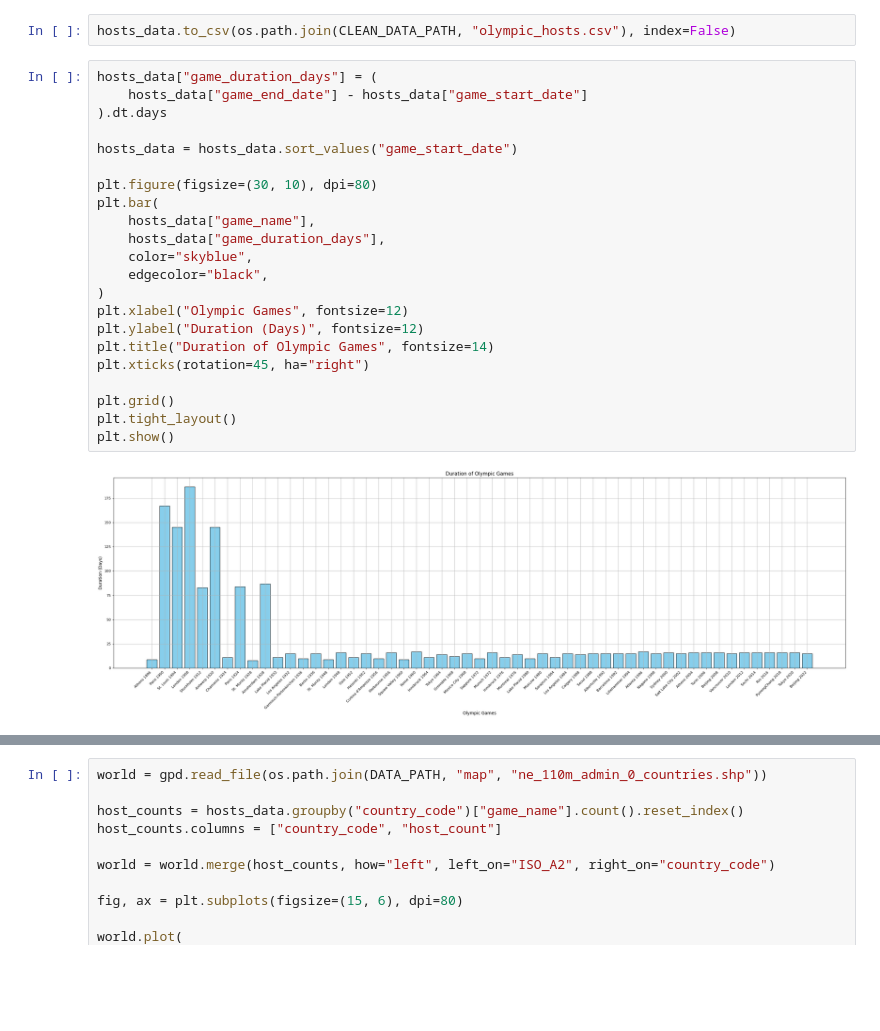
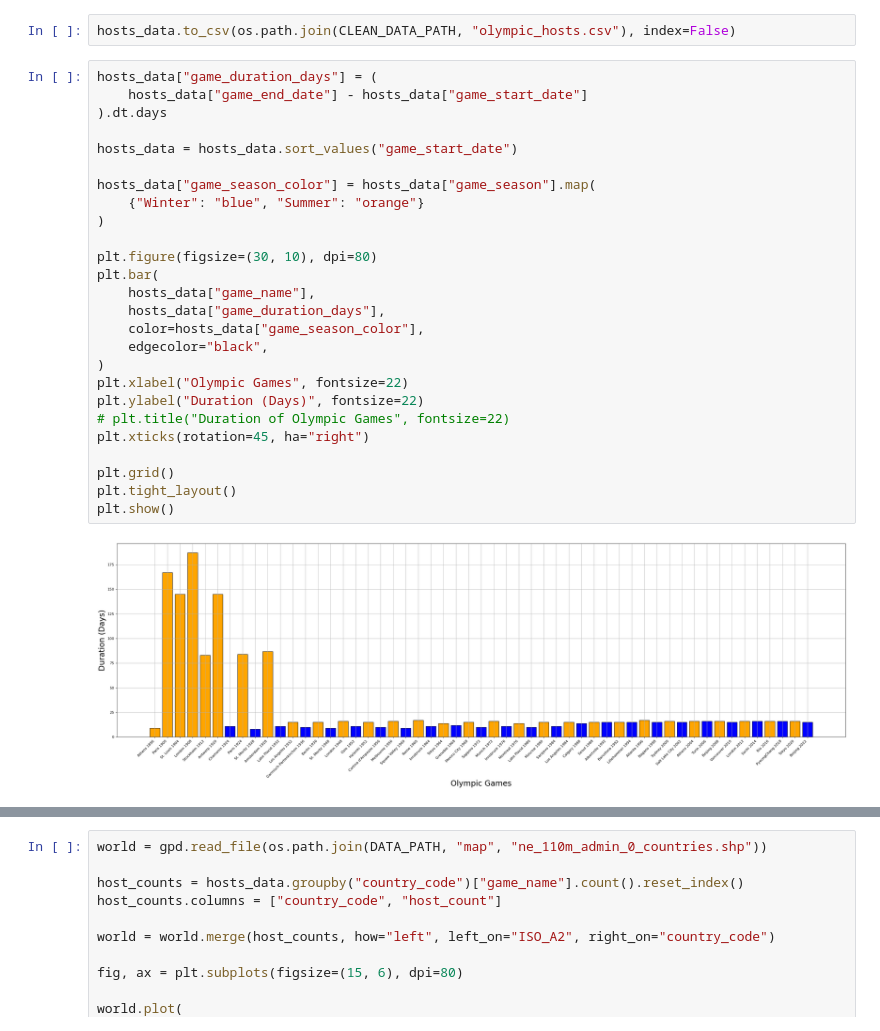
Before and after one commit to willfliaw/CSC_51052_EP, a Jupyter notebook: Project/main/Preliminary data analysis.ipynb, the cells around one changed output, grey strips where cells are left out. Cells and saved outputs as stored; diff of their text form; blank space fills up the shorter version.

```diff
--- a/Project/main/Preliminary data analysis.ipynb
+++ b/Project/main/Preliminary data analysis.ipynb
@@ -826,25 +826,29 @@ hosts_data.to_csv(os.path.join(CLEAN_DATA_PATH, "olympic_hosts.csv"), index=Fals
 # %%
 hosts_data["game_duration_days"] = (
     hosts_data["game_end_date"] - hosts_data["game_start_date"]
 ).dt.days
 
 hosts_data = hosts_data.sort_values("game_start_date")
 
+hosts_data["game_season_color"] = hosts_data["game_season"].map(
+    {"Winter": "blue", "Summer": "orange"}
+)
+
 plt.figure(figsize=(30, 10), dpi=80)
 plt.bar(
     hosts_data["game_name"],
     hosts_data["game_duration_days"],
-    color="skyblue",
+    color=hosts_data["game_season_color"],
     edgecolor="black",
 )
-plt.xlabel("Olympic Games", fontsize=12)
-plt.ylabel("Duration (Days)", fontsize=12)
-plt.title("Duration of Olympic Games", fontsize=14)
+plt.xlabel("Olympic Games", fontsize=22)
+plt.ylabel("Duration (Days)", fontsize=22)
+# plt.title("Duration of Olympic Games", fontsize=22)
 plt.xticks(rotation=45, ha="right")
 
 plt.grid()
 plt.tight_layout()
 plt.show()
 # %% [output]
-[figure, old version]
+[figure, new version]
 # %%
```
Also changed, not shown: parts of 8 cells of this notebook, 11 other files.
